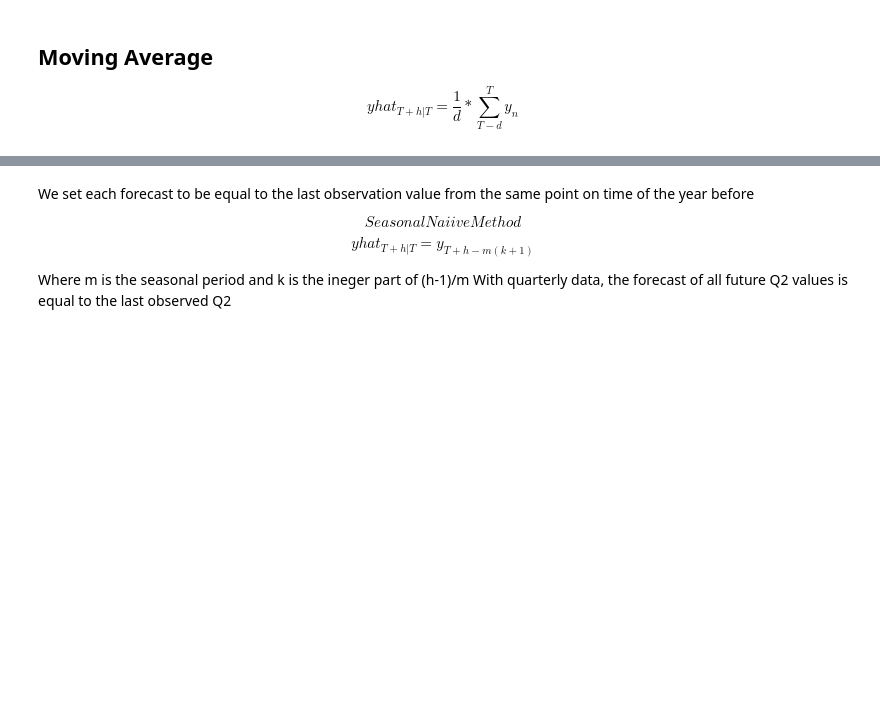
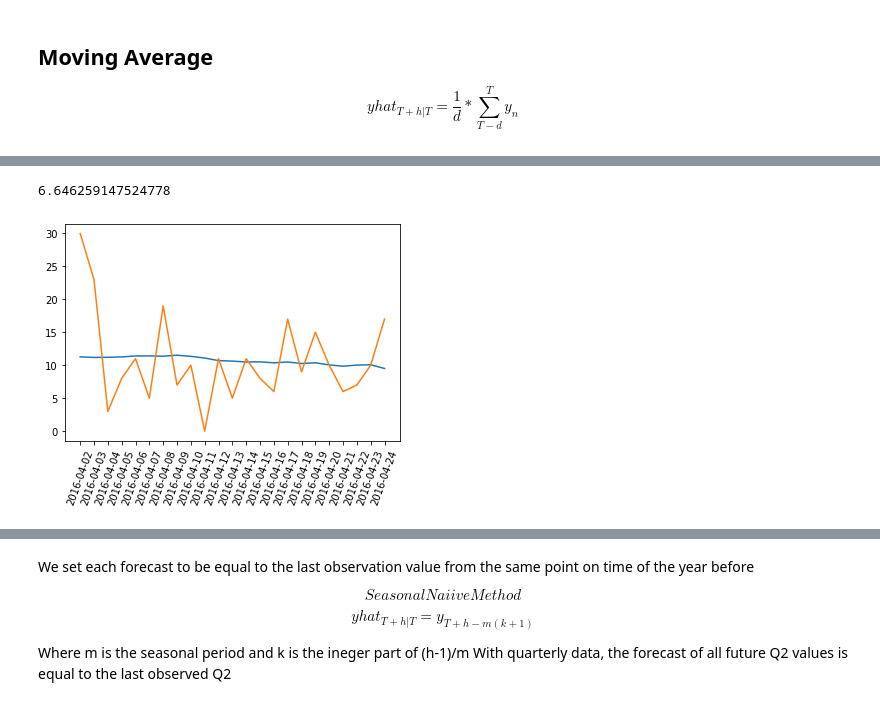
Before and after one commit to Mtaylert/Forecasting, a Jupyter notebook: code/Forecasting.ipynb, the cells around one changed output, grey strips where cells are left out. Saved outputs shown, nothing was run; the diff lists cells and outputs as text; code cells hidden in the pictures; blank space fills up the shorter version.

```diff
--- a/code/Forecasting.ipynb
+++ b/code/Forecasting.ipynb
@@ -489,0 +538,8 @@ plt.xlim('2016-01-01','2016-04-26')
+# %%
+plt.xticks(rotation=70)
+plt.plot(v1_001['date'],v1_001['90dMA'] )
+plt.plot(v1_001['date'],v1_001['sales'] )
+print(np.sqrt(mean_squared_error(v1_001['sales'],v1_001['90dMA'])))
+# %% [output]
+6.646259147524778
+[figure, added]
```
Also changed, not shown: parts of 54 cells of this notebook.
